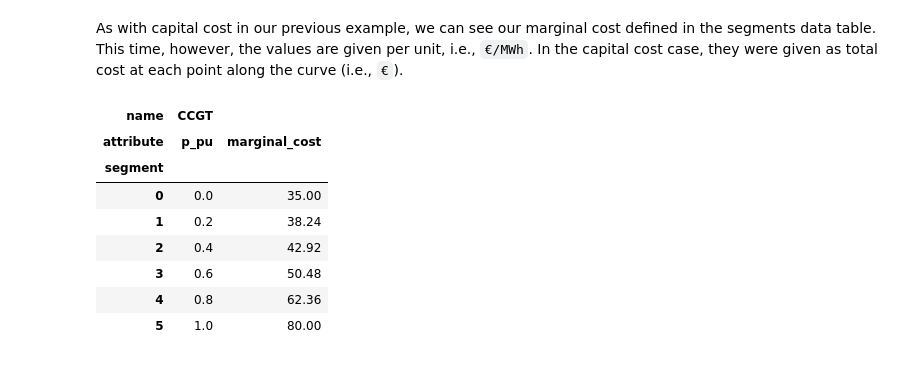
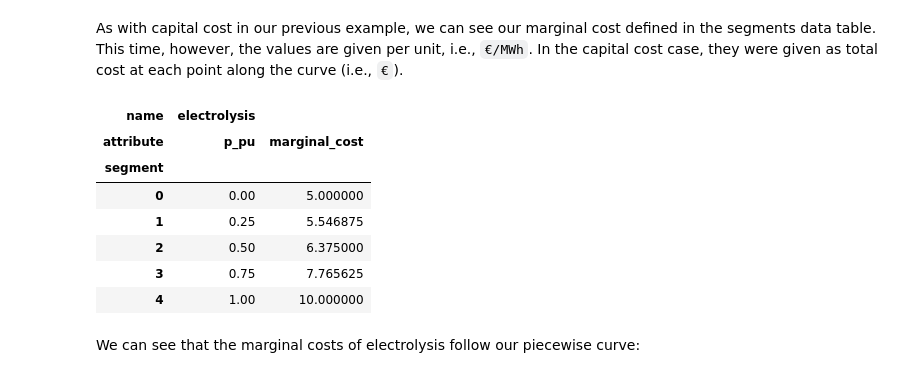
Before and after one commit to PyPSA/PyPSA, a Jupyter notebook: docs/examples/piecewise-constraints.ipynb, the cells around one changed output. Cells and saved outputs as stored; diff of their text form; code cells hidden in the pictures.

```diff
--- a/docs/examples/piecewise-constraints.ipynb
+++ b/docs/examples/piecewise-constraints.ipynb
@@ -10,7 +7,7 @@ import pypsa
 
 warnings.filterwarnings("error", category=DeprecationWarning)
 logging.getLogger("gurobipy").propagate = True
-pypsa.options.params.optimize.log_to_console = False
+pypsa.options.params.optimize.log_to_console = True
 # %% [markdown]
 # Piecewise costs and constraints
 
@@ -28,9 +25,10 @@ import matplotlib.pyplot as plt
 import numpy as np
 # %%
 n = pypsa.examples.model_energy()
-n.remove("Generator", "load shedding")
-n.components["Generator"].static.loc["solar", "p_nom_max"] = 26000
-n.components["Generator"].static.loc["wind", "p_nom_max"] = 26000
+
+# Add a hydrogen load to ensure electrolysis *must* be dispatched in the solution
+n.add("Load", "hydrogen-demand", bus="hydrogen", p_set=n.loads_t.p_set["demand"] / 100)
+n.components["Link"].static.loc["electrolysis", "marginal_cost"] = 10
 # %% [output]
 INFO:pypsa.network.io:Retrieving network data from https://github.com/PyPSA/PyPSA/raw/v1.1.2/examples/networks/model-energy/model-energy.nc.
 INFO:pypsa.network.io:New version 1.2.0 available! (Current: 1.1.2)
@@ -192,12 +172,17 @@ plot_piecewise_constraints(
 # %%
-# 3. Marginal cost offer curve
-C0_mc = 35  # €/h
-alpha_mc = 15.0  # €/MWh
-beta_mc = 30  # €/MW²h
-
+# 2. Marginal cost offer curve
+C0_mc = 5  # €/h
+alpha_mc = 2  # €/MWh
+beta_mc = 3  # €/MW²h
+P_max = 5000
 
 def get_marginal_cost_curve(P_frac):
     return C0_mc + alpha_mc * P_frac + beta_mc * P_frac**3
+
+def get_opex_curve(P_out):
+    P_frac = P_out / P_max
+    marginal_cost = get_marginal_cost_curve(P_frac)
+    return marginal_cost * P_out
 
 
 ref_mc = C0_mc + alpha_mc + beta_mc
@@ -210,4 +195,13 @@ plot_piecewise_constraints(
     "Load rate (Dispatch / Rated dispatch)",
     "Cost (€/MWh)",
 )
+plot_piecewise_constraints(
+    5000,
+    4,
+    (0, ref_mc * P_max),
+    get_opex_curve,
+    "OPEX curve",
+    "Dispatch (MWh)",
+    "Operating cost (€)",
+)
 # %% [output]
@@ -268,11 +353,13 @@ We will give our cheap CCGT a low enough marginal cost to be considered in some
 # %%
-p_pu_breakpoints = np.array([0, 0.2, 0.4, 0.6, 0.8, 1.0])
+p_pu_breakpoints = np.array([0, 0.25, 0.5, 0.75, 1.0])
 marginal_cost = get_marginal_cost_curve(p_pu_breakpoints)
 
-n_piecewise_dispatch = create_new_network(
+n_piecewise_opex = update_electrolysis(
     n,
     marginal_cost=dict(zip(p_pu_breakpoints, marginal_cost)),
+    p_nom_extendable=False,
+    p_nom=n_ref.links.loc["electrolysis", "p_nom_opt"]
 )
-n_piecewise_dispatch.optimize()
+n_piecewise_opex.optimize()
 # %% [output]
 INFO:pypsa.consistency:Sanitizing network...
@@ -298,14 +413,15 @@ As with capital cost in our previous example, we can see our marginal cost defin
 This time, however, the values are given per unit, i.e., `€/MWh`.
 In the capital cost case, they were given as total cost at each point along the curve (i.e., `€`).
 # %%
-display(n_piecewise_dispatch.c.generators.segments.marginal_cost)
+display(n_piecewise_opex.c.links.segments.marginal_cost)
 # %% [output]
-| name | CCGT |  |
+| name | electrolysis |  |
 | attribute | p_pu | marginal_cost |
 | segment |  |  |
-| 0 | 0.0 | 35.00 |
-| 1 | 0.2 | 38.24 |
-| 2 | 0.4 | 42.92 |
-| 3 | 0.6 | 50.48 |
-| 4 | 0.8 | 62.36 |
-| 5 | 1.0 | 80.00 |
+| 0 | 0.00 | 5.000000 |
+| 1 | 0.25 | 5.546875 |
+| 2 | 0.50 | 6.375000 |
+| 3 | 0.75 | 7.765625 |
+| 4 | 1.00 | 10.000000 |
+# %% [markdown]
+We can see that the marginal costs of electrolysis follow our piecewise curve:
```
Also changed, not shown: parts of 20 cells of this notebook, 7 other files.
